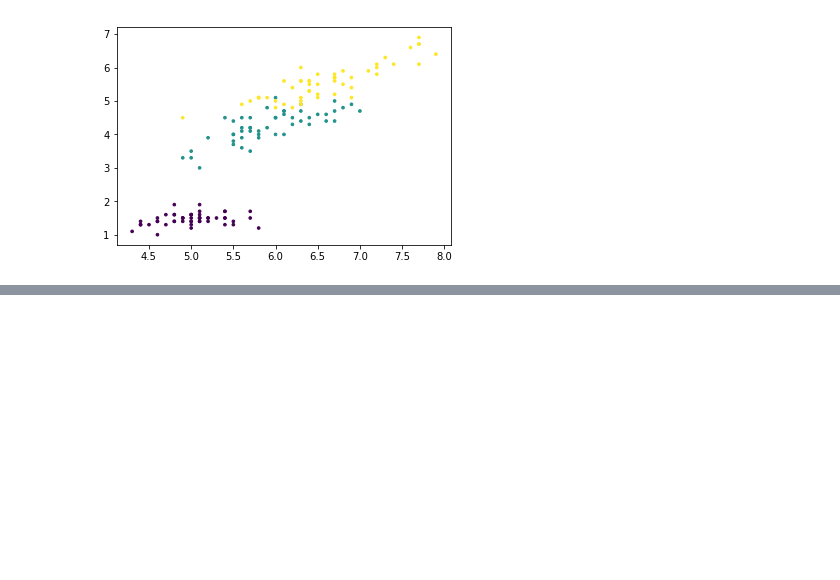
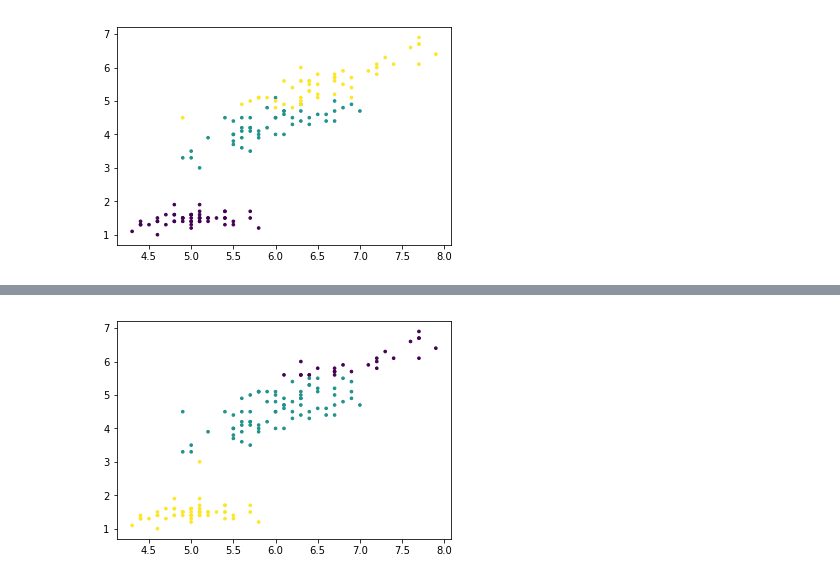
Before and after one commit to LordRayd/Master1, a Jupyter notebook: 2249_Algorithme/TP3/kmoyennes.ipynb, the cells around one changed output, grey strips where cells are left out. Saved outputs shown, nothing was run; the diff lists cells and outputs as text; code cells hidden in the pictures; blank space fills up the shorter version.

```diff
--- a/2249_Algorithme/TP3/kmoyennes.ipynb
+++ b/2249_Algorithme/TP3/kmoyennes.ipynb
@@ -38,21 +38,36 @@ affiche
 [1.4 1.4 1.3 1.5 1.4 1.7 1.4 1.5 1.4 1.5]
 [figure]
 # %%
+def k_means_plusieurs_appel(data, nb_centroides, nb_appel):
+    kmeans_result = []
+    inertie_plus_petite = 0
+    indice_appel_inertie_plus_basse = 0
+    for i in range(nb_appel):
+        kmeans_result.append(k_means(data,nb_centroides))
+        inertie_plus_petite += kmeans_result[i][3]
+    for i in range(nb_appel):
+        if(kmeans_result[i][3] < inertie_plus_petite):
+            inertie_plus_petite = kmeans_result[i][3]
+            indice_appel_inertie_plus_basse = i
+    return kmeans_result[indice_appel_inertie_plus_basse]
+
 def k_means(data, nbCentroides):
     centroides = choixCentroides(data,nbCentroides)
-    print(centroides)
     nb = 0
-    nb_iterations = 6
+    nb_iterations = 100
     target = [-1 for col in range(data.shape[0])]
-    while nb < nb_iterations :
+    old_target = [0 for col in range(data.shape[0])]
+    old_centroides = [[-1 for col in range(data.shape[1])] for col in range(nbCentroides)]
+    while centroides_different(centroides,old_centroides) and nb < nb_iterations :
+        old_target = target
+        old_centroides = centroides
         for i in range(data.shape[0]): # pour chacun des points
             distance_centroides = np.asarray([0 for col in range(centroides.shape[0])])
             for j in range(centroides.shape[0]): # pour le nombre de centroides
 
                 distsous = np.subtract(data[i],centroides[j])
-                for k in range(centroides.shape[1]): # pour les x y z des centroides
+                for k in range(distsous.shape[0]): # pour les x y z des centroides
                     distance_centroides[j] += np.power(distsous[k],2)
-                distance_centroides[j] = np.sqrt(distance_centroides[j])
             min_dist = np.min(distance_centroides, axis=0)
             centroides_plus_proche = -1
             for j in range(distance_centroides.shape[0]):
@@ -61,7 +76,36 @@ def k_means(data, nbCentroides):
             target[i] = centroides_plus_proche
         centroides = recalcul_centroides(data,nbCentroides,target)
         nb += 1
-    return np.asarray(target)
+    ret = []
+    ret.append(centroides)
+    ret.append(target)
+    ret.append(nb-1)
+    ret.append(inertie_intra_classe(centroides,data,target))
+    return np.asarray(ret)
+
+
+def inertie_intra_classe(centroides,data,target):
+    ret = 0
+    for i in range(centroides.shape[0]):
+        for j in range(data.shape[0]):
+            dist = 0
+            distsous = np.subtract(data[j],centroides[i])
+            for k in range(distsous.shape[0]):
+                dist += np.power(distsous[k],2)
+            ret += np.sqrt(dist)
+    return ret
+
+def centroides_different(centroides, old_centroides):
+    ret = False
+    i=0
+    c = np.asarray(centroides)
+    old_c = np.asarray(old_centroides)
+    while i < c.shape[0] and ret==False:
+        for j in range(c[i].shape[0]):
+            if(c[i][j] != old_c[i][j]):
+                ret = True
+        i+=1
+    return ret
 
 def recalcul_centroides(data,nb,target):
     ret = [[0 for col in range(data.shape[1])] for col in range(nb)] # initialize array with value 0
@@ -70,30 +114,41 @@ def recalcul_centroides(data,nb,target):
         nbPoints[target[i]] += 1
         ret[target[i]] = np.add(ret[target[i]], data[i])
     for i in range(nb):
-        ret[nb] = ret[nb] / nbPoints[nb]
-    print(ret)
+        ret[i] = np.true_divide(ret[i], nbPoints[i])
     return np.asarray(ret)
 
+#Choissit les centroides dans le jeu de données du départ
 def choixCentroides(data,nb):
     ret = [0 for col in range(nb)] # initialize array with value 0
-    mini = np.min(data,axis=0)
-    maxi = np.max(data,axis=0)
+    diff_centroides = [0 for col in range(nb)]
     for i in range(nb):
-        tmp = [0 for col in range(data.shape[1])] # initialize array with value 0
-        for j in range(data.shape[1]):
-            tmp[j] = np.random.uniform(mini[j],maxi[j])
-        ret[i] = tmp
+        tmp = np.random.randint(0,data.shape[0])
+        while(not_in_tab(tmp,diff_centroides) == False):
+            tmp = np.random.uniform(0,data.shape[0])
+        diff_centroides[i] = tmp
+        ret[i] = np.asarray(data)[tmp]
     return np.asarray(ret)
 
-def assign_center(X,C)
-targ = k_means(iris.data,3)
-print(targ)
+def not_in_tab(nb,tab):
+    ret = True
+    for i in range(np.asarray(tab).shape[0]):
+        if(nb == tab[i]):
+            ret = False
+    return ret
+
+tab_ret = k_means(iris.data,3)
+target = tab_ret[1]
+print(target)
 print(iris.target)
+kmeans_multiple_appel = inertie_intra_classe(tab_ret[0],iris.data, tab_ret[1])
+print(kmeans_multiple_appel)
 
 plt.figure()
-plt.scatter(X[:,0], X[:,2], s=7, c=targ)
+plt.scatter(X[:,0], X[:,2], s=7, c=target)
 plt.show()
+
+plusieurs_appel = k_means_plusieurs_appel(iris.data,3,10)
 plt.figure()
-plt.scatter(X[:,0], X[:,2], s=7, c=y)
+plt.scatter(X[:,0], X[:,2], s=7, c=plusieurs_appel[1])
 plt.show()
 # %% [output]
@@ -102,0 +162 @@ plt.show()
+[figure, added]
```
Also changed, not shown: parts of 1 cell of this notebook, 14 other files.
